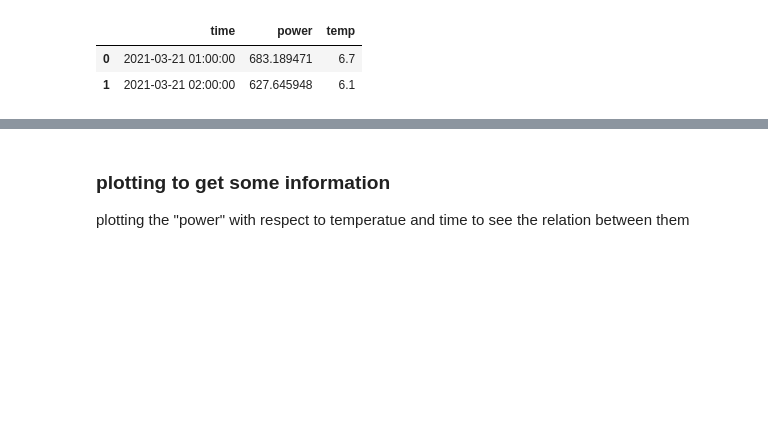
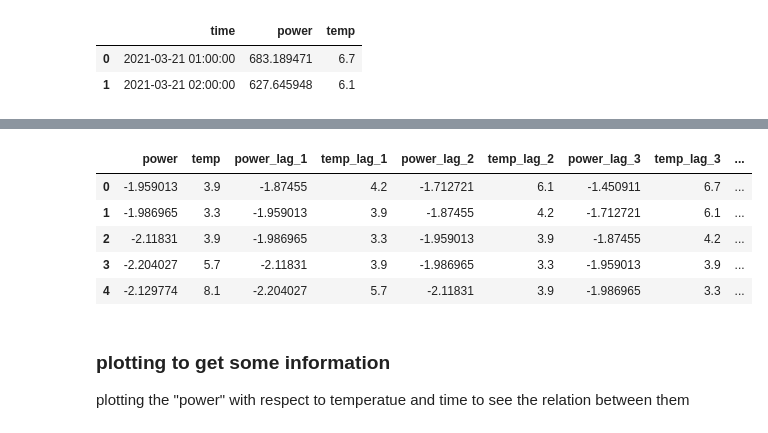
Before and after one commit to amirhosseinamerimanesh/Load-Forecasting-Machine-Learing, a Jupyter notebook: load_forecasting_ml.ipynb, the cells around one changed output, grey strips where cells are left out. Cells and saved outputs as stored; diff of their text form; code cells hidden in the pictures; blank space fills up the shorter version.

```diff
--- a/load_forecasting_ml.ipynb
+++ b/load_forecasting_ml.ipynb
@@ -92,0 +84,12 @@ columns are :
+# %%
+from data_manipulation import feature_extractor, std_normalizer ,create_historical_dataset
+
+# Normalizing using the Standard Deviation Normalization method
+concat_df , [concat_df_mean , concat_df_std] = std_normalizer(df= concat_df,col_name= "power")
+
+# make a historical dataset for models to predict on.
+window_size = 3
+exclude_columns = ['time']  # Specify columns to exclude from lag feature creation
+historical_dataframe = create_historical_dataset(concat_df, window_size, exclude_columns)
+
+historical_dataframe_extra_features = feature_extractor(df = historical_dataframe)
@@ -92,0 +104,16 @@ columns are :
+# %%
+# convert columns to numeric values for correlation analysis
+numeric_df = historical_dataframe_extra_features.apply(pd.to_numeric, errors='coerce')
+
+columns_for_corr = numeric_df.columns
+
+# Calculate the correlation matrix
+correlation_matrix = numeric_df[columns_for_corr].corr()
+
+# Extract the correlation of each feature with the target variable
+if 'target_power' in correlation_matrix.index:
+    target_correlation = correlation_matrix['target_power']
+    print(f"\nCorrelation with {'target_power'}:")
+    print(target_correlation)
+else:
+    print(f"\nTarget variable '{'target_power'}' not found in the DataFrame.")
@@ -93,3 +138,23 @@ columns are :
+# %%
+# filter the higly correlated features
+new_feature_columns = []
+for idx in correlation_matrix['target_power'].index:
+  if abs(correlation_matrix['target_power'][idx]) >= 0.2 :
+    new_feature_columns.append(idx)
+
+# extract a new datafarame form the main one with the columns that have higher corelation to the target_power
+highly_correlated_df = pd.DataFrame()
+for col in new_feature_columns:
+  highly_correlated_df[col] = historical_dataframe_extra_features[col]
+
+highly_correlated_df.head()
+# %% [output]
+|  | power | temp | power_lag_1 | temp_lag_1 | power_lag_2 | temp_lag_2 | power_lag_3 | temp_lag_3 | ... |
+| 0 | -1.959013 | 3.9 | -1.87455 | 4.2 | -1.712721 | 6.1 | -1.450911 | 6.7 | ... |
+| 1 | -1.986965 | 3.3 | -1.959013 | 3.9 | -1.87455 | 4.2 | -1.712721 | 6.1 | ... |
+| 2 | -2.11831 | 3.9 | -1.986965 | 3.3 | -1.959013 | 3.9 | -1.87455 | 4.2 | ... |
+| 3 | -2.204027 | 5.7 | -2.11831 | 3.9 | -1.986965 | 3.3 | -1.959013 | 3.9 | ... |
+| 4 | -2.129774 | 8.1 | -2.204027 | 5.7 | -2.11831 | 3.9 | -1.986965 | 3.3 | ... |
 # %% [markdown]
 ### plotting to get some information
 plotting the "power" with respect to temperatue and time to see the relation between them
```
Also changed, not shown: parts of 10 cells of this notebook.
